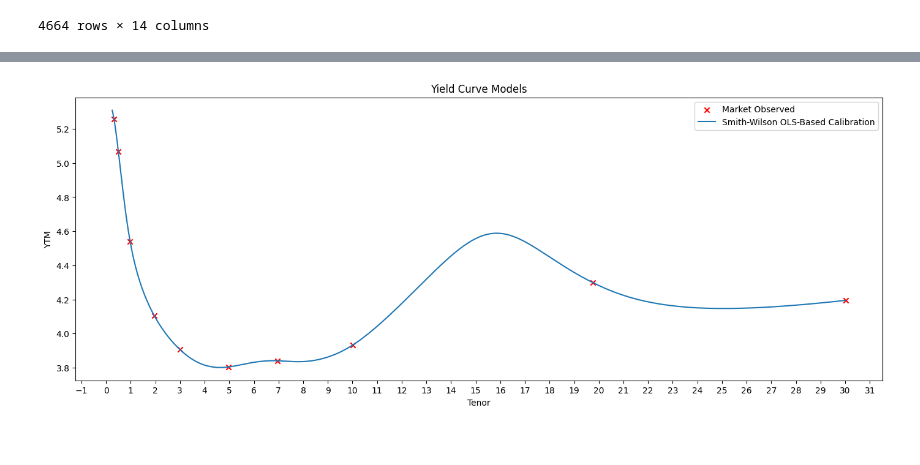
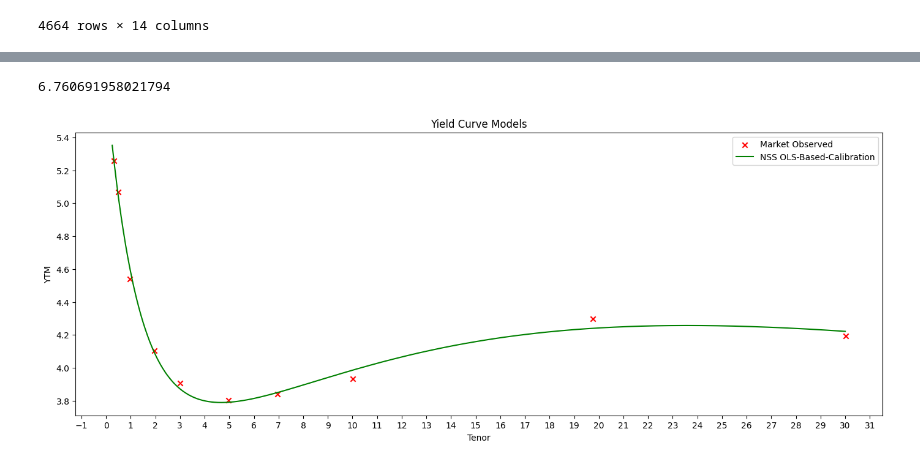
Before and after one commit to cleeclee123/Curvy-CUSIPs, a Jupyter notebook: temp.ipynb, the cells around one changed output, grey strips where cells are left out. Cells and saved outputs as stored; diff of their text form; code cells hidden in the pictures.

```diff
--- a/temp.ipynb
+++ b/temp.ipynb
@@ -187,3 +260,7 @@ df
+# %%
+calculate_par_rate(quantlib_zero_curve=curve, maturity=30)
+# %% [output]
+6.760691958021794
 # %%
 from models.calibrate import (
     calibrate_ns_ols,
@@ -251,33 +328,33 @@ assert status_di.success
 curve_mlesm, status_mlesm = calibrate_mles_ols(maturities, yields, overnight_rate=5.34)
 # assert status_mlesm.success
 
 ufr = None
 curve_sw, status_sw = calibrate_smith_wilson_ols(maturities, yields, ufr=ufr, overnight_rate=5.34)
 assert status_sw.success
 
 t2 = np.linspace(0.25, 30, 1000)
 plt.figure(figsize=(17, 6))
 plt.scatter(
     maturities,
     yields,
     marker="x",
     color="red",
     label="Market Observed",
 )
 # plt.plot(t2, curve_ns(t2), "b-", label="NS OLS-Based-Calibration")
-# plt.plot(t2, curve_nss(t2), "g-", label="NSS OLS-Based-Calibration")
+plt.plot(t2, curve_nss(t2), "g-", label="NSS OLS-Based-Calibration")
 # plt.plot(t2, curve_bc(t2), label="Bjork-Christensen OLS-Based Calibration")
 # plt.plot(t2, [mc.spot(t) for t in t2], label="mc")
 # plt.plot(t2, curve_bca(t2), label="Bjork-Christensen-Augmented OLS-Based Calibration")
 # plt.plot(t2, curve_di(t2), label="Diebold-Li OLS-Based Calibration")
 # plt.plot(t2, curve_mlesm(t2), label="MLESM OLS-Based Calibration")
-plt.plot(t2, curve_sw(t2), label="Smith-Wilson OLS-Based Calibration")
+# plt.plot(t2, curve_sw(t2), label="Smith-Wilson OLS-Based Calibration")
 
 plt.title("Yield Curve Models")
 plt.gca().xaxis.set_major_locator(plt.MultipleLocator(1))
 plt.xlabel("Tenor")
 plt.ylabel("YTM")
 plt.legend()
 plt.show()
 # %% [output]
-[figure, old version]
+[figure, new version]
```
Also changed, not shown: parts of 9 cells of this notebook, 6 other files.
